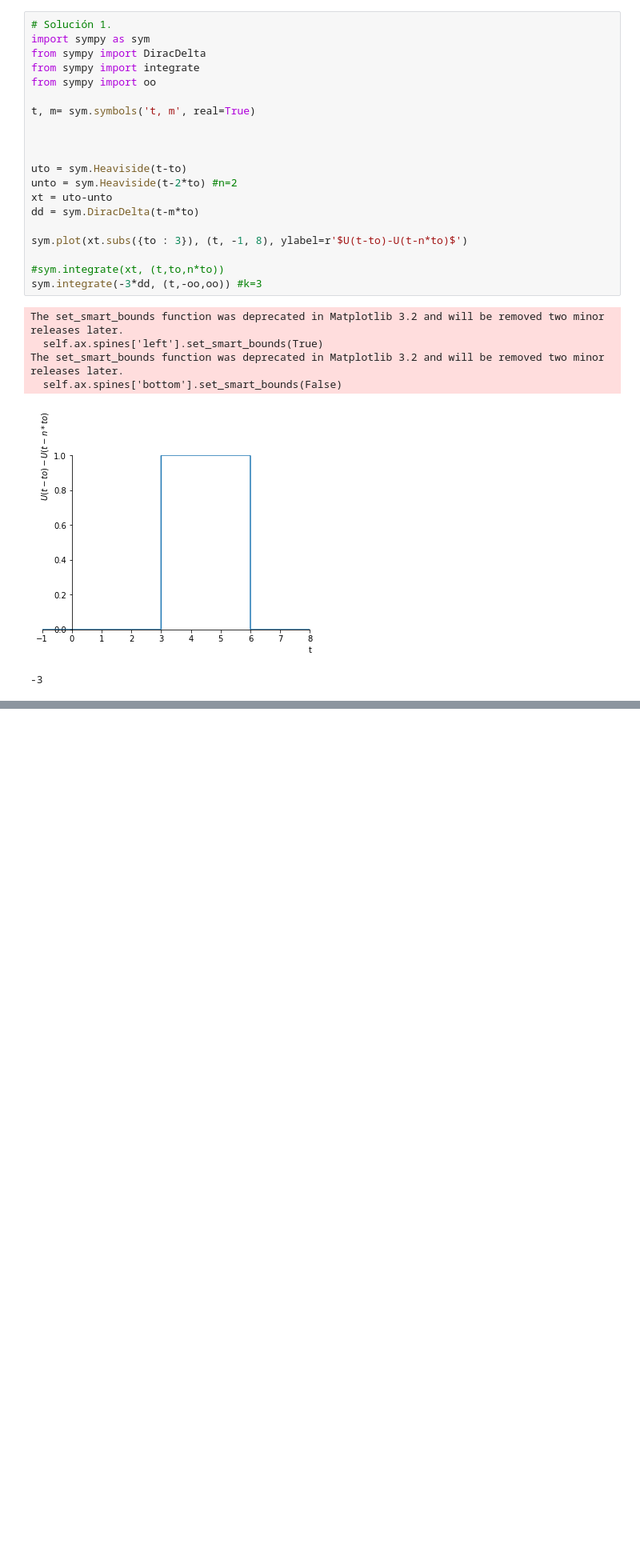
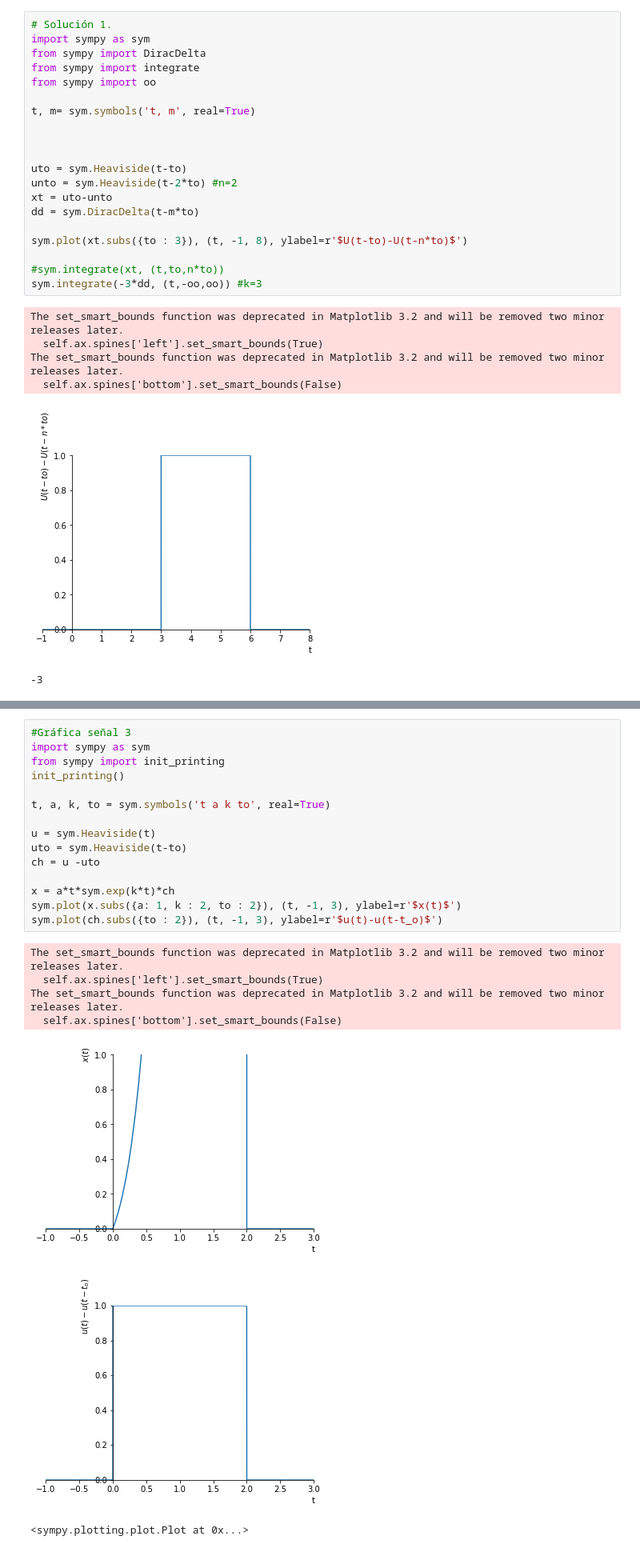
Before and after one commit to sejaramillotr/Taller1, a Jupyter notebook: Taller1.ipynb, the cells around one changed output, grey strips where cells are left out. Shown at 80% size. Saved outputs shown, nothing was run; the diff lists cells and outputs as text; blank space fills up the shorter version.

```diff
--- a/Taller1.ipynb
+++ b/Taller1.ipynb
@@ -108,0 +345,23 @@ Como se aprecia, son dos funciones periódicas aunque en diferentes ejes, por lo
+# %%
+#Gráfica señal 3
+import sympy as sym
+from sympy import init_printing
+init_printing()
+
+t, a, k, to = sym.symbols('t a k to', real=True)
+
+u = sym.Heaviside(t)
+uto = sym.Heaviside(t-to)
+ch = u -uto
+
+x = a*t*sym.exp(k*t)*ch
+sym.plot(x.subs({a: 1, k : 2, to : 2}), (t, -1, 3), ylabel=r'$x(t)$')
+sym.plot(ch.subs({to : 2}), (t, -1, 3), ylabel=r'$u(t)-u(t-t_o)$')
+# %% [output]
+The set_smart_bounds function was deprecated in Matplotlib 3.2 and will be removed two minor releases later.
+  self.ax.spines['left'].set_smart_bounds(True)
+The set_smart_bounds function was deprecated in Matplotlib 3.2 and will be removed two minor releases later.
+  self.ax.spines['bottom'].set_smart_bounds(False)
+[figure, added]
+[figure, added]
+<sympy.plotting.plot.Plot at 0x...>
```
Also changed, not shown: parts of 25 cells of this notebook.
